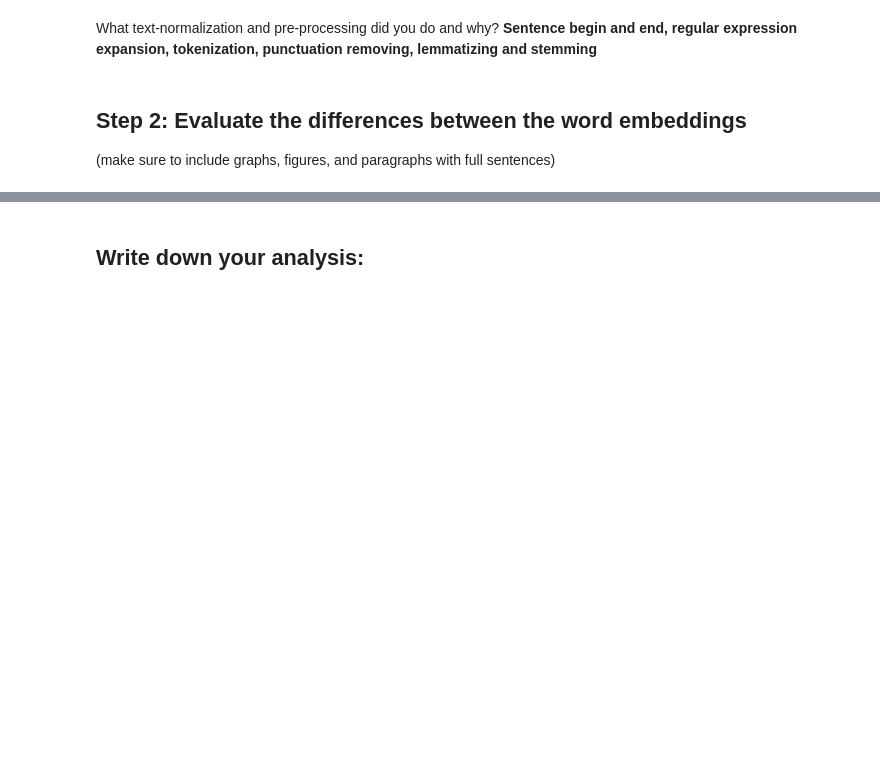
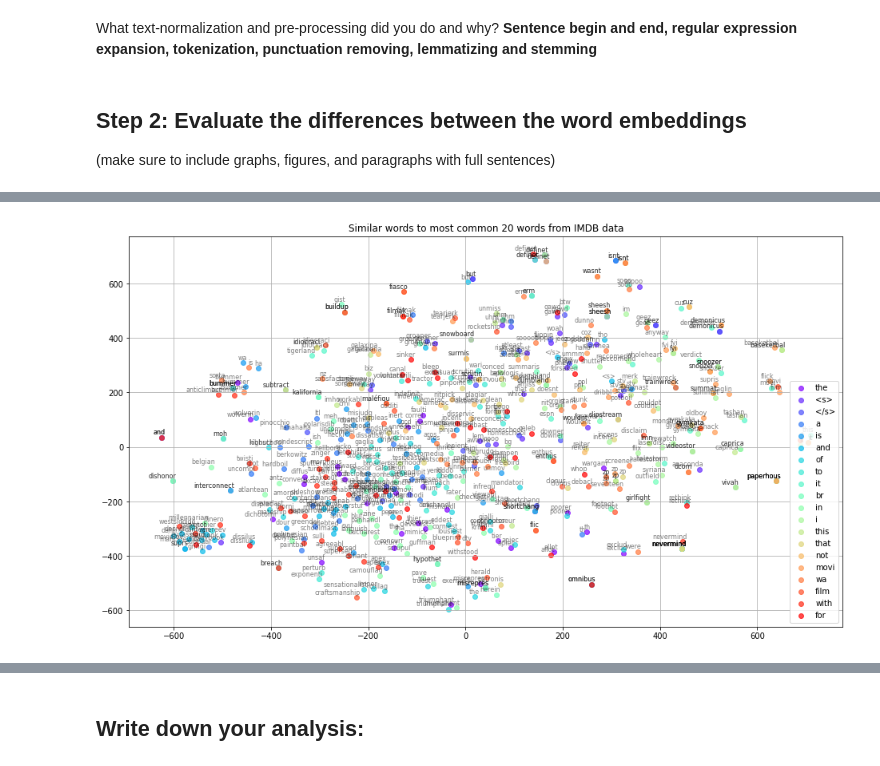
Before and after one commit to zgvera/word_embeddings_nlp_classproject, a Jupyter notebook: wordembeddings.ipynb, the cells around one changed output, grey strips where cells are left out. Drawn from its saved outputs; the diff is of its cells as text; code cells hidden in the pictures; blank space fills up the shorter version.

```diff
--- a/wordembeddings.ipynb
+++ b/wordembeddings.ipynb
@@ -335,0 +269,7 @@ tsne_plot_similar_words('Similar words to least common 20 words from IMDB data',
+# %%
+tsne_plot_keys(our_model.wv.index_to_key[:20],
+               our_model,
+               'Similar words to most common 20 words from IMDB data',
+               'imdb_similar_words_most.png')
+# %% [output]
+[figure, added]
```
Also changed, not shown: parts of 29 cells of this notebook, 1 other file.
